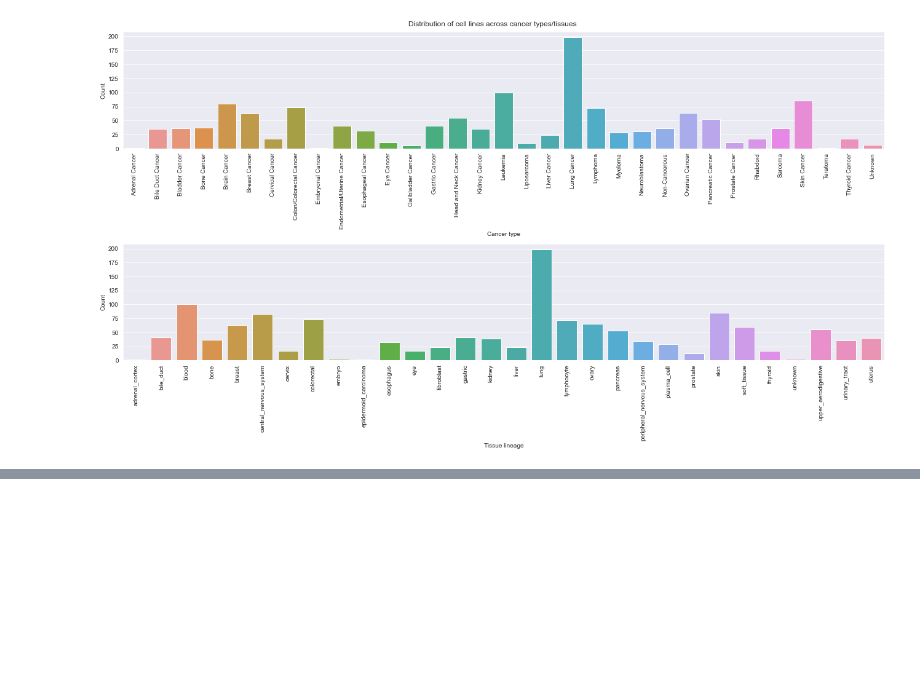
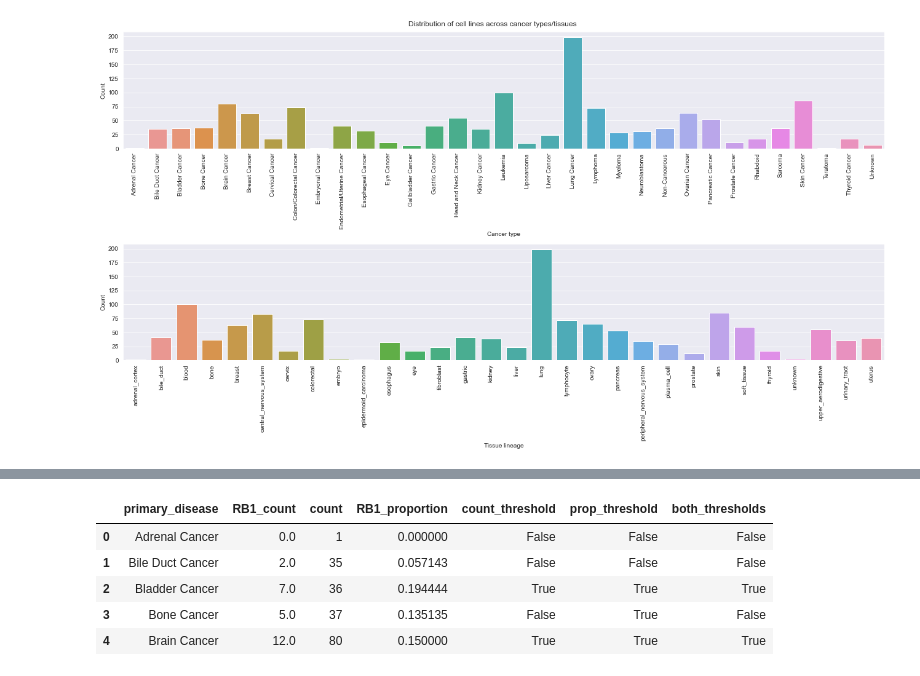
Before and after one commit to greenelab/pancancer-evaluation, a Jupyter notebook: 08_cell_line_prediction/download_data.ipynb, the cells around one changed output, grey strips where cells are left out. Drawn from its saved outputs; the diff is of its cells as text; code cells hidden in the pictures; blank space fills up the shorter version.

```diff
--- a/08_cell_line_prediction/download_data.ipynb
+++ b/08_cell_line_prediction/download_data.ipynb
@@ -367,0 +372,23 @@ plt.tight_layout()
+# %%
+# how many cancer types would be valid for the given gene with the given cutoffs
+mutation_count = 5
+mutation_prop = 0.1
+
+ccle_gene_cancer_types['count_threshold'] = (
+    ccle_gene_cancer_types['{}_count'.format(gene)] > mutation_count
+)
+ccle_gene_cancer_types['prop_threshold'] = (
+    ccle_gene_cancer_types['{}_proportion'.format(gene)] > mutation_prop
+)
+ccle_gene_cancer_types['both_thresholds'] = (
+    ccle_gene_cancer_types['count_threshold'] & ccle_gene_cancer_types['prop_threshold']
+)
+
+ccle_gene_cancer_types.head()
+# %% [output]
+|  | primary_disease | RB1_count | count | RB1_proportion | count_threshold | prop_threshold | both_thresholds |
+| 0 | Adrenal Cancer | 0.0 | 1 | 0.000000 | False | False | False |
+| 1 | Bile Duct Cancer | 2.0 | 35 | 0.057143 | False | False | False |
+| 2 | Bladder Cancer | 7.0 | 36 | 0.194444 | True | True | True |
+| 3 | Bone Cancer | 5.0 | 37 | 0.135135 | False | True | False |
+| 4 | Brain Cancer | 12.0 | 80 | 0.150000 | True | True | True |
```
Also changed, not shown: parts of 8 cells of this notebook, 1 other file.
